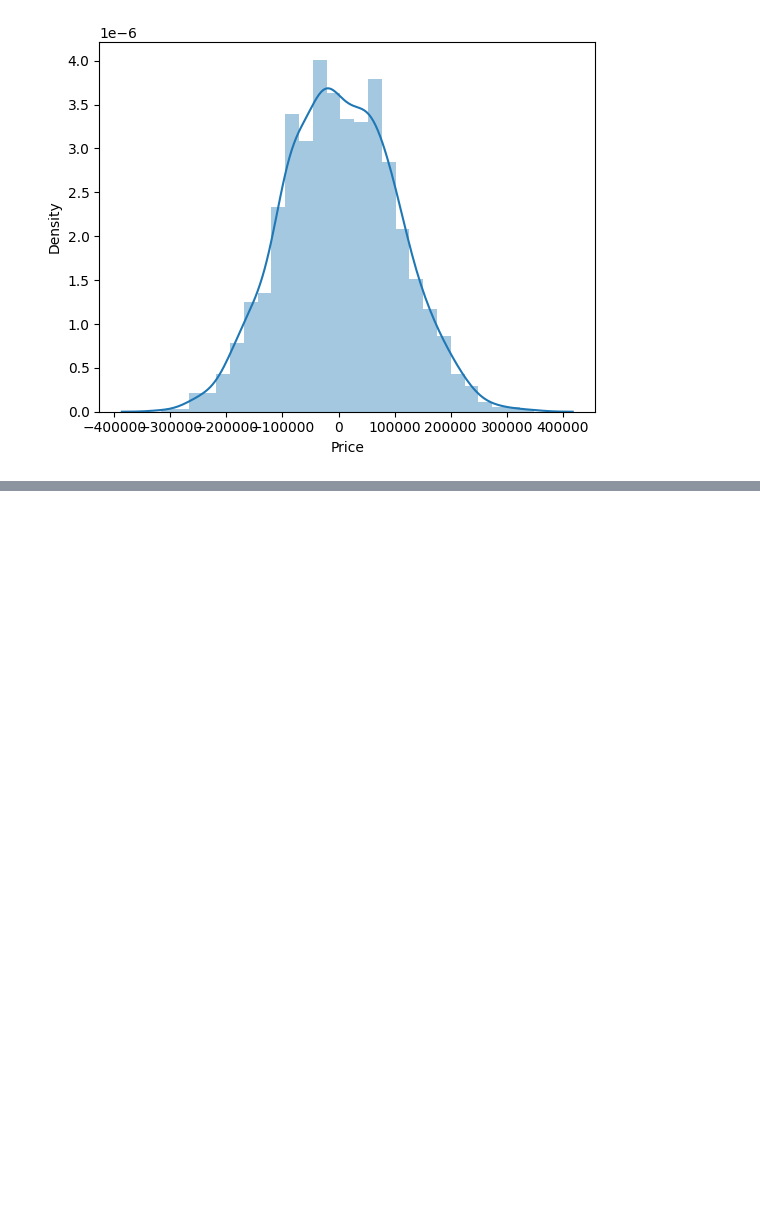
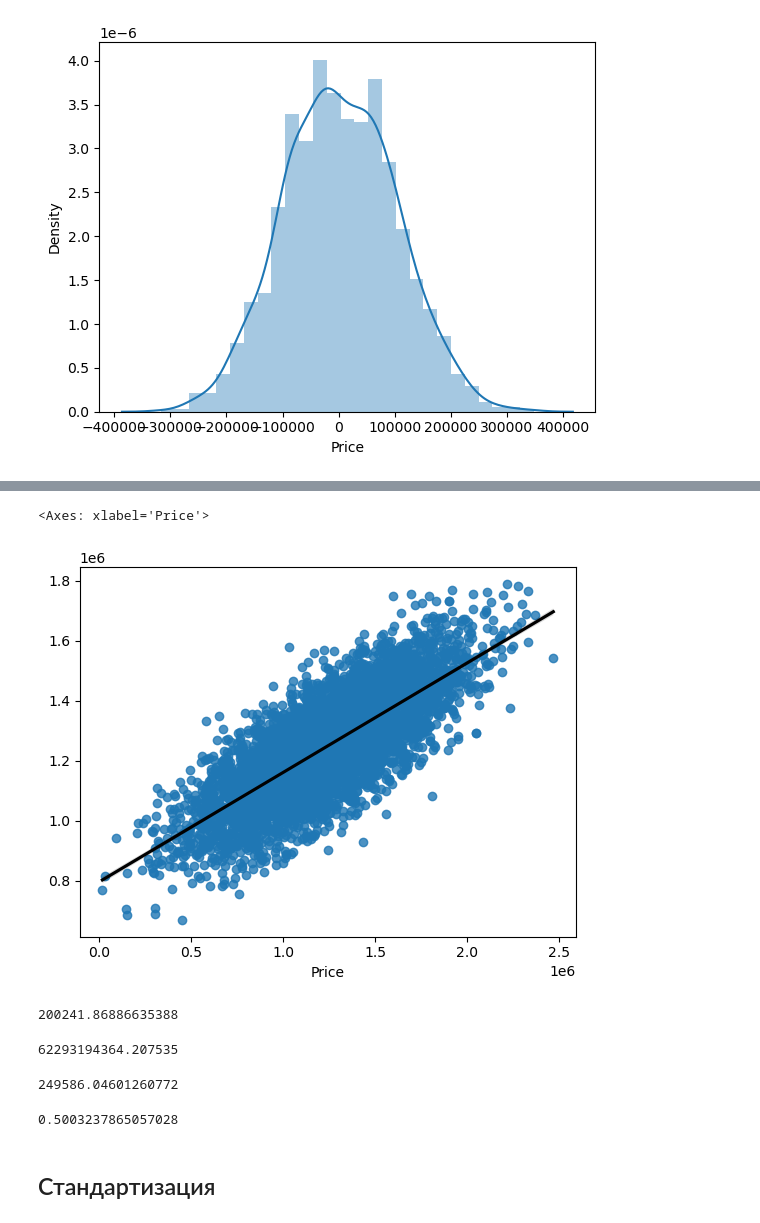
Before and after one commit to Rev1ze/mashinkaUSMAN, a Jupyter notebook: second/Regression_2026NN.ipynb, the cells around one changed output, grey strips where cells are left out. Cells and saved outputs as stored; diff of their text form; code cells hidden in the pictures; blank space fills up the shorter version.

```diff
--- a/second/Regression_2026NN.ipynb
+++ b/second/Regression_2026NN.ipynb
@@ -651,0 +296,2 @@ plt.show()
+# %%
+model.compile(optimizer='adam', loss='mean_absolute_error', metrics=['r2_score'])
@@ -651,0 +314,2 @@ plt.show()
+# %%
+model.fit(X_train, y_train, epochs=100)
@@ -651,0 +335,3 @@ plt.show()
+# %%
+X = df[['Avg. Area Income', 'Avg. Area House Age','Avg. Area Number of Rooms','Avg. Area Number of Bedrooms','Area Population']]
+predictions = model.predict(X)
@@ -651,0 +350,25 @@ plt.show()
+# %%
+y = df['Price']
+# %%
+sns.regplot(x=y,y=predictions,line_kws={"color":"black"})
+# %% [output]
+<Axes: xlabel='Price'>
+[figure, added]
+# %%
+metrics.mean_absolute_error(y, predictions)
+# %% [output]
+200241.86886635388
+# %%
+metrics.mean_squared_error(y, predictions)
+# %% [output]
+62293194364.207535
+# %%
+np.sqrt(metrics.mean_squared_error(y, predictions))
+# %% [output]
+249586.04601260772
+# %%
+metrics.r2_score(y, predictions)
+# %% [output]
+0.5003237865057028
+# %% [markdown]
+## Стандартизация
```
Also changed, not shown: parts of 113 cells of this notebook, 2 other files.
